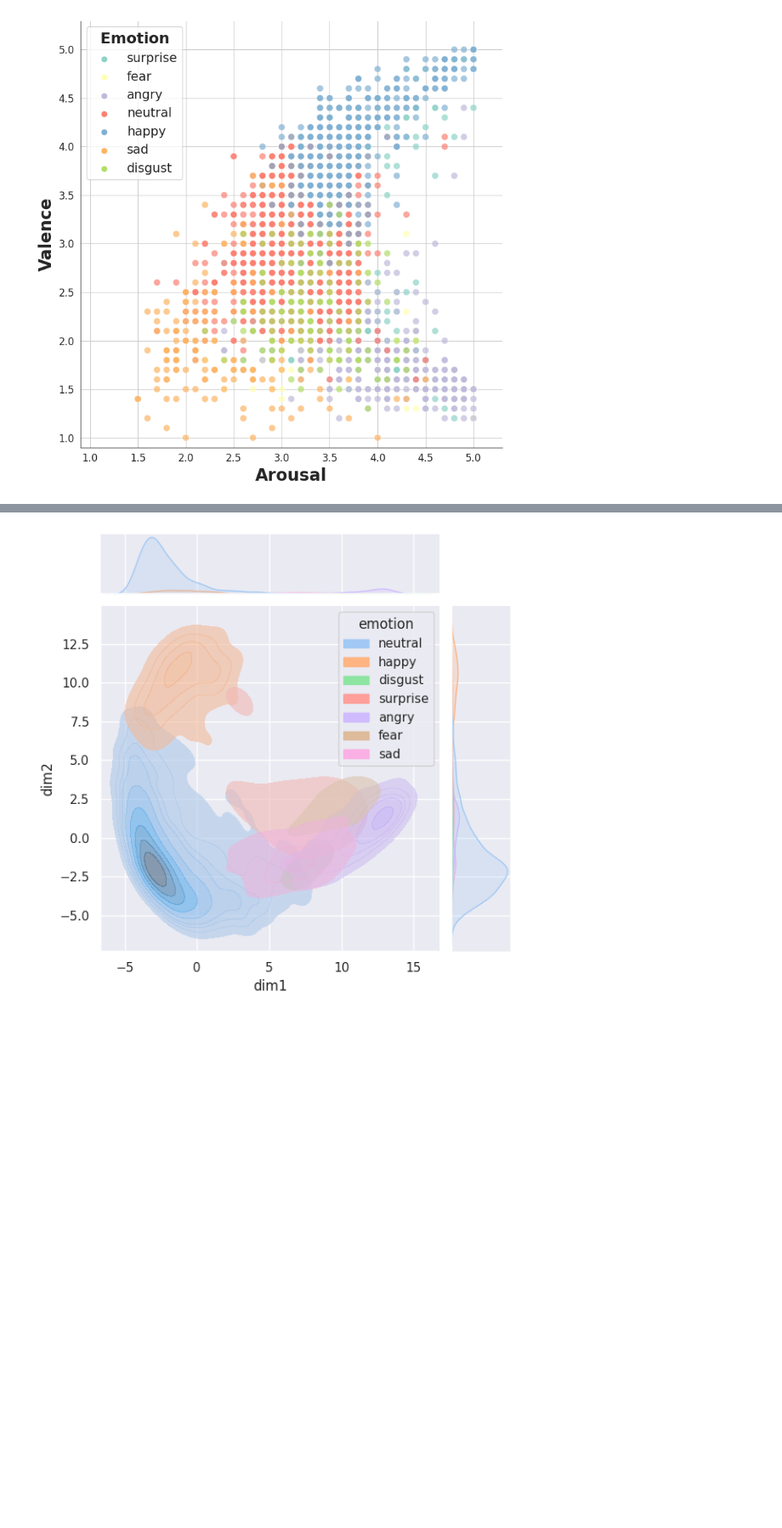
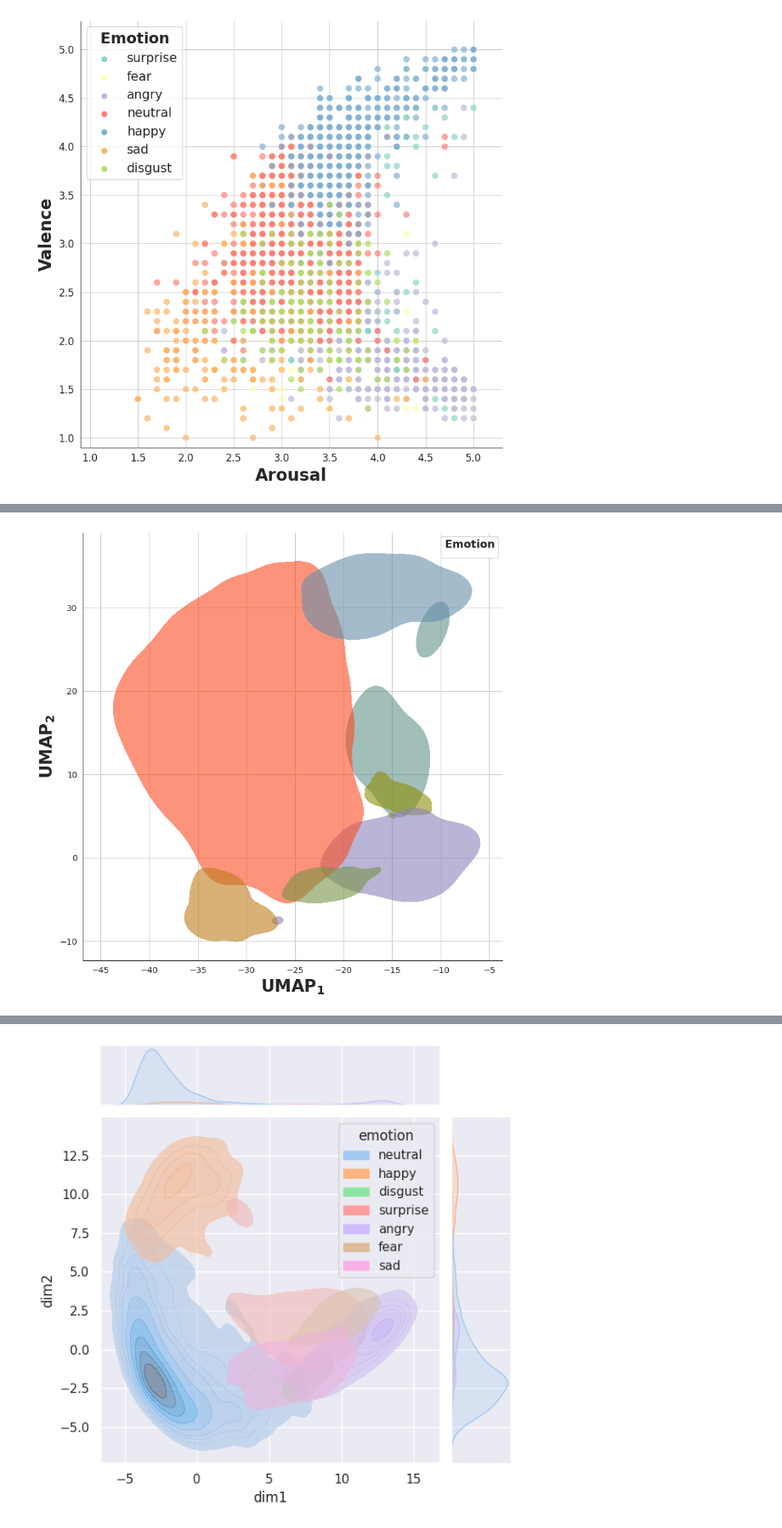
Before and after one commit to 1pha/MulitmodalERC-TensorMixerNetwork, a Jupyter notebook: dim_reduction.ipynb, the cells around one changed output, grey strips where cells are left out. Shown at 85% size. Saved outputs shown, nothing was run; the diff lists cells and outputs as text; code cells hidden in the pictures; blank space fills up the shorter version.

```diff
--- a/dim_reduction.ipynb
+++ b/dim_reduction.ipynb
@@ -246,0 +261,13 @@ def plot_rd(data: np.ndarray,
+# %%
+plot_rd(data=total_emb.values,
+        total_emotion=total_emotion,
+        dim_reduction="umap",
+        correct_only=True,
+        incorrect_only=False,
+        title="UMAP Linear Pooled | Correct only",
+        n_sampling=0,
+        plot_type="kde",
+        n_neighbors=15,
+        min_dist=0.6,
+        random_state=42)
+# %% [output]
@@ -247,3 +275,4 @@ def plot_rd(data: np.ndarray,
+[figure, added]
 # %%
 plot_rd(data=total_emb.values,
         total_emotion=total_emotion,
```
Also changed, not shown: parts of 6 cells of this notebook, 2 other files.
